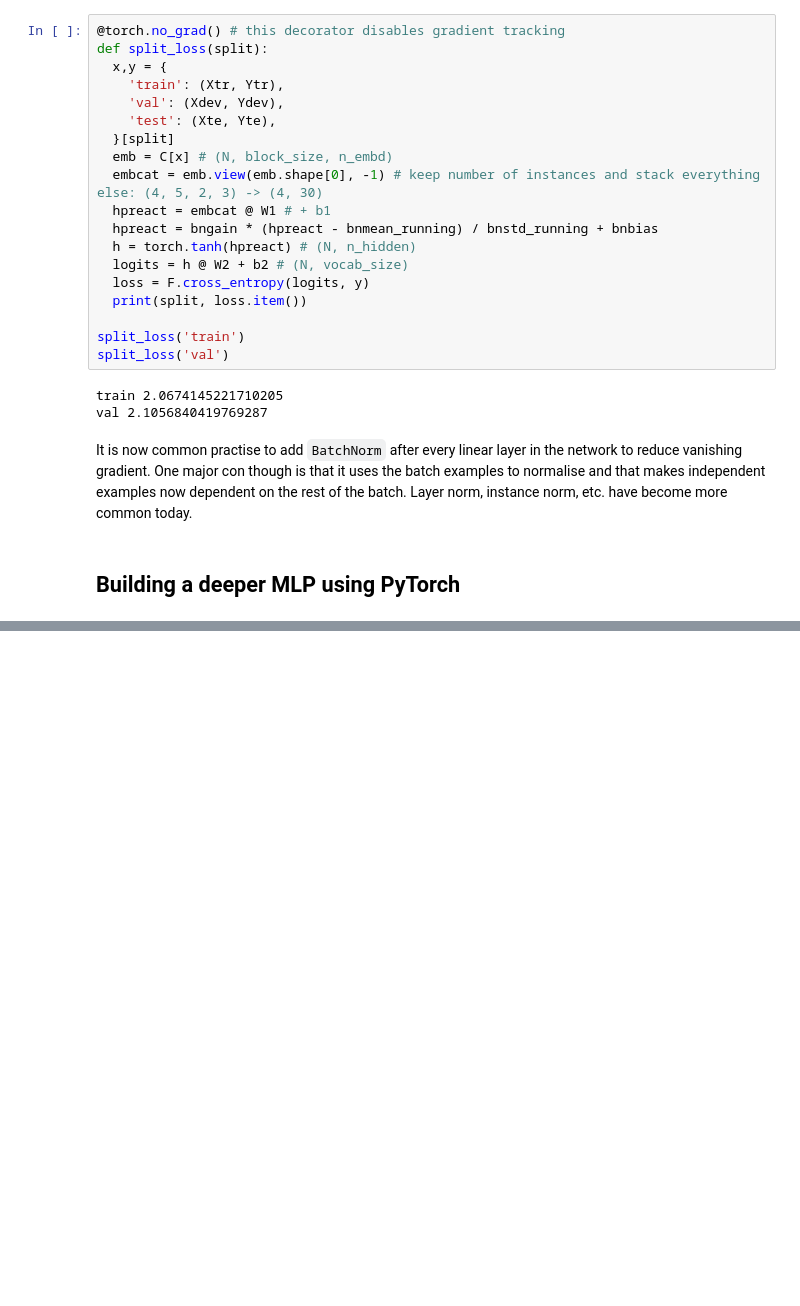
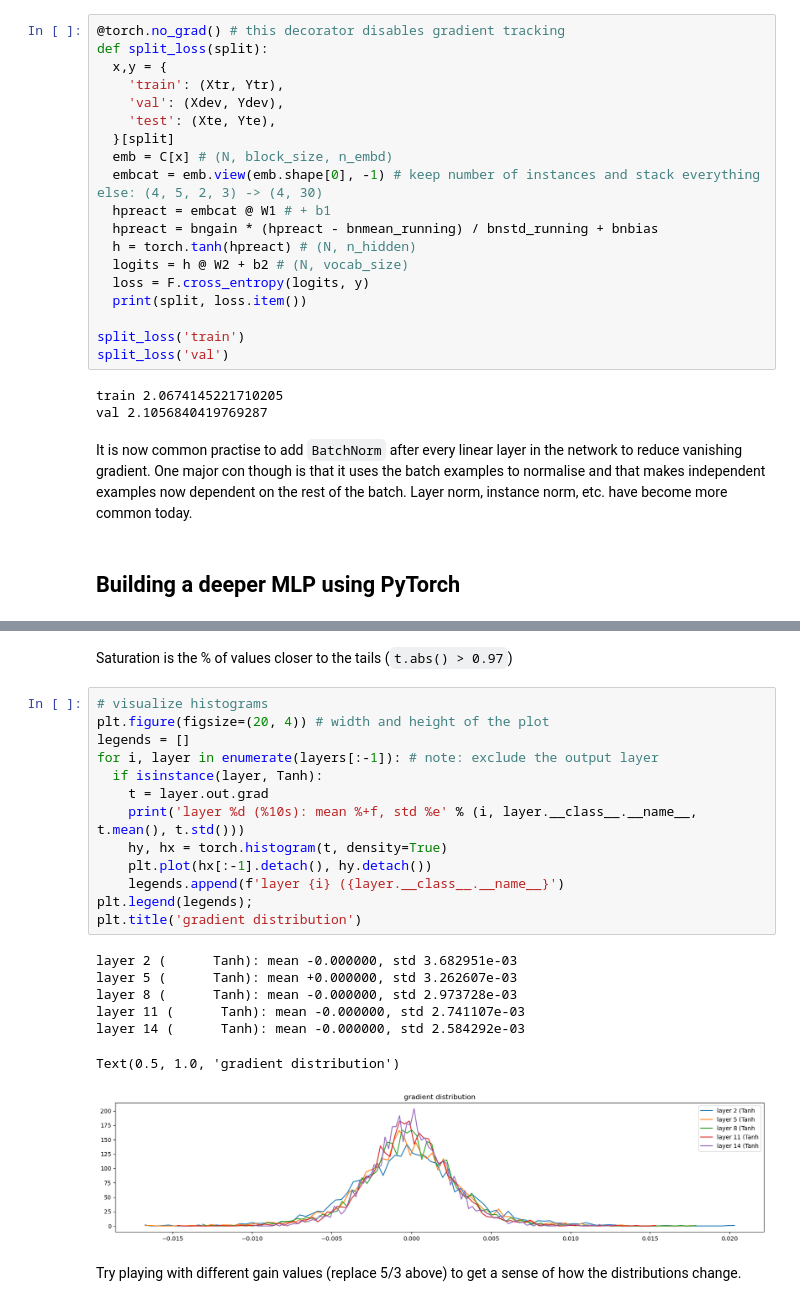
Before and after one commit to samz905/autoregressive-lm, a Jupyter notebook: optimization.ipynb, the cells around one changed output, grey strips where cells are left out. Drawn from its saved outputs; the diff is of its cells as text; blank space fills up the shorter version.

```diff
--- a/optimization.ipynb
+++ b/optimization.ipynb
@@ -471,0 +627,25 @@ It is now common practise to add `BatchNorm` after every linear layer in the net
+# %% [markdown]
+Saturation is the % of values closer to the tails (`t.abs() > 0.97`)
+# %%
+# visualize histograms
+plt.figure(figsize=(20, 4)) # width and height of the plot
+legends = []
+for i, layer in enumerate(layers[:-1]): # note: exclude the output layer
+  if isinstance(layer, Tanh):
+    t = layer.out.grad
+    print('layer %d (%10s): mean %+f, std %e' % (i, layer.__class__.__name__, t.mean(), t.std()))
+    hy, hx = torch.histogram(t, density=True)
+    plt.plot(hx[:-1].detach(), hy.detach())
+    legends.append(f'layer {i} ({layer.__class__.__name__}')
+plt.legend(legends);
+plt.title('gradient distribution')
+# %% [output]
+layer 2 (      Tanh): mean -0.000000, std 3.682951e-03
+layer 5 (      Tanh): mean +0.000000, std 3.262607e-03
+layer 8 (      Tanh): mean -0.000000, std 2.973728e-03
+layer 11 (      Tanh): mean -0.000000, std 2.741107e-03
+layer 14 (      Tanh): mean -0.000000, std 2.584292e-03
+Text(0.5, 1.0, 'gradient distribution')
+[figure, added]
+# %% [markdown]
+Try playing with different gain values (replace 5/3 above) to get a sense of how the distributions change.
```
Also changed, not shown: parts of 4 cells of this notebook.
